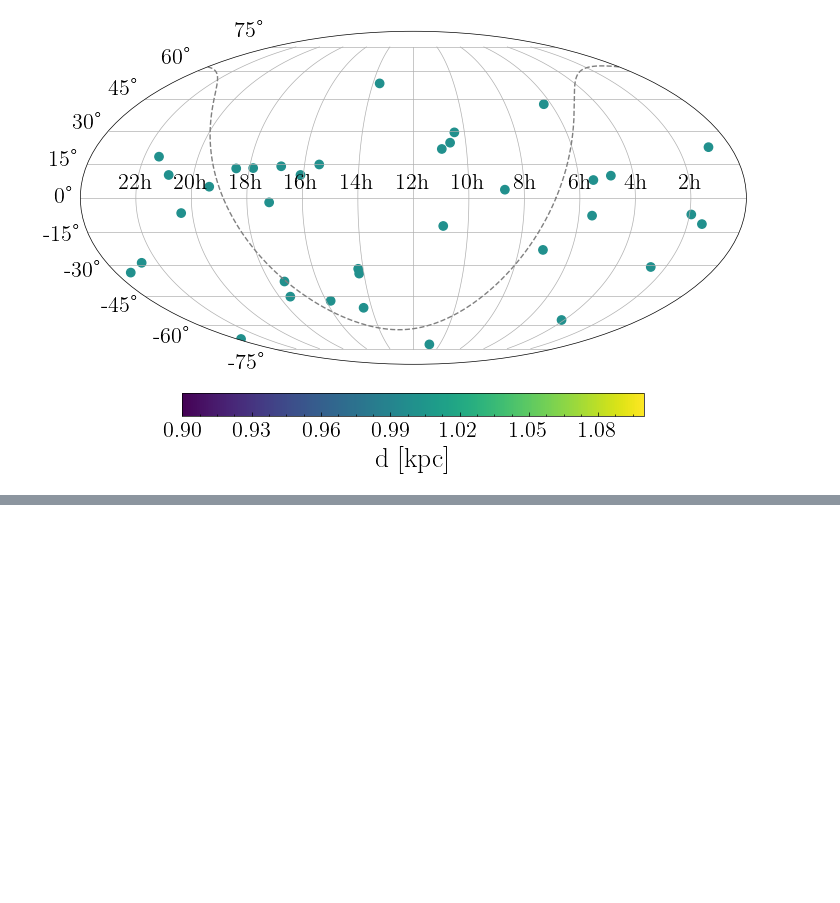
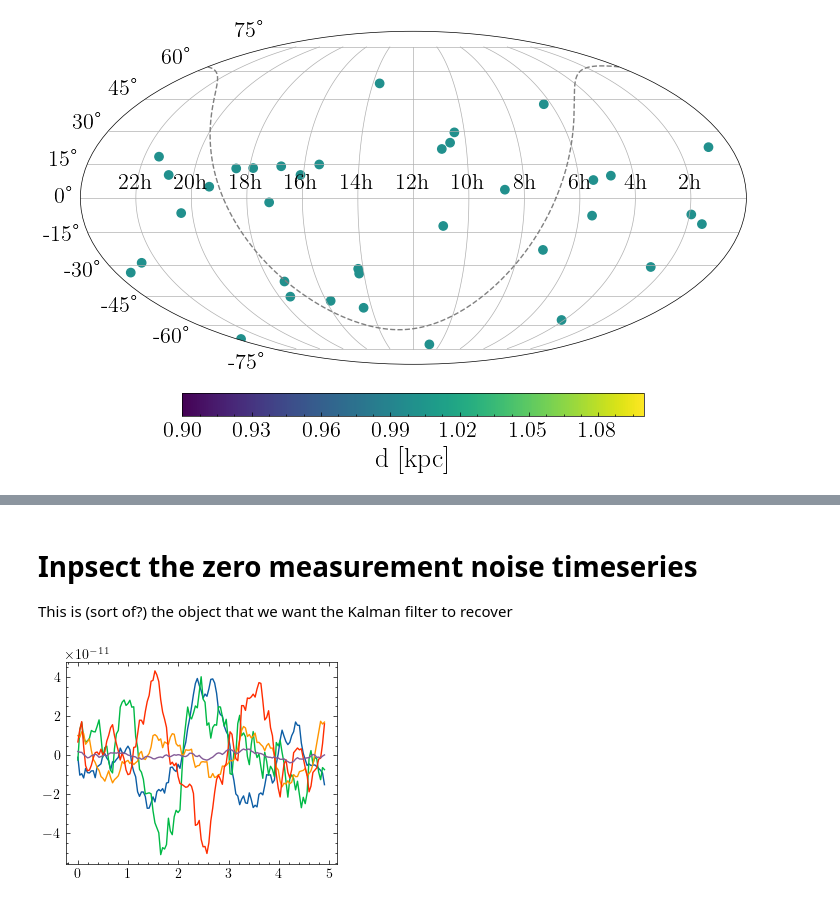
Before and after one commit to tomkimpson/PulsarMockData, a Jupyter notebook: notebooks/02.inspect_frequency_data.ipynb, the cells around one changed output, grey strips where cells are left out. Cells and saved outputs as stored; diff of their text form; code cells hidden in the pictures; blank space fills up the shorter version.

```diff
--- a/notebooks/02.inspect_frequency_data.ipynb
+++ b/notebooks/02.inspect_frequency_data.ipynb
@@ -187,0 +178,9 @@ y = process_data_file(path,num_to_plot)
+# %% [markdown]
+# Inpsect the zero measurement noise timeseries
+
+This is (sort of?) the object that we want the Kalman filter to recover
+# %%
+y_clean = data['f_tim_file_clean']
+process_data_file(y_clean,num_to_plot)
+# %% [output]
+[figure, added]
```
Also changed, not shown: parts of 12 cells of this notebook, 4 other files.
